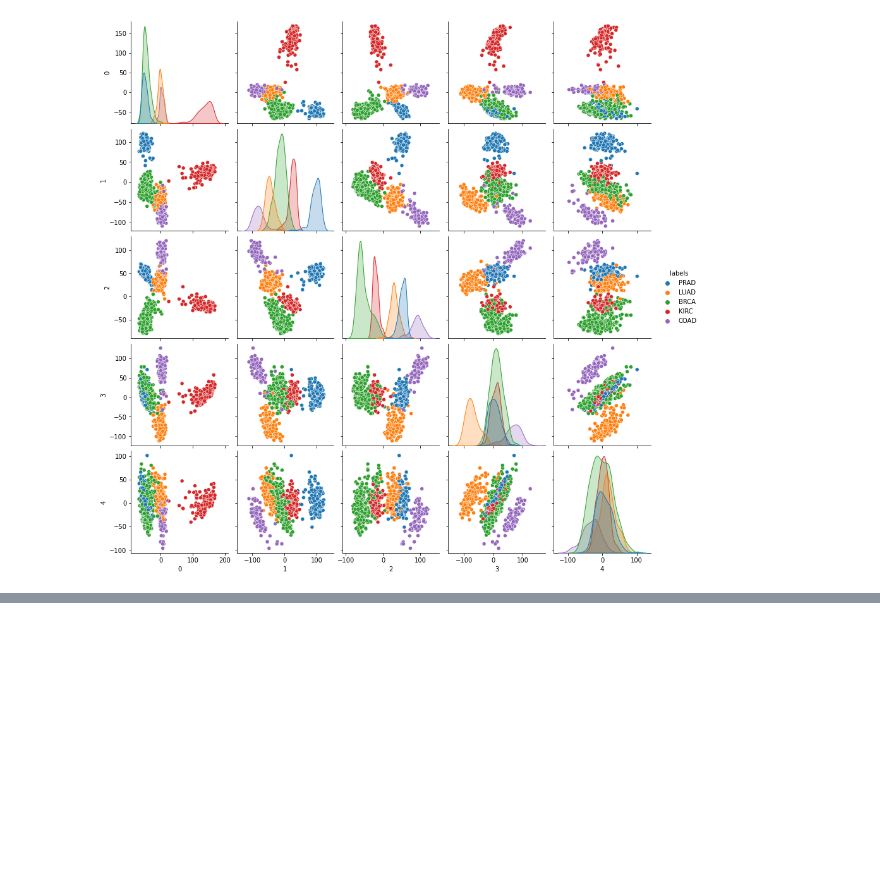
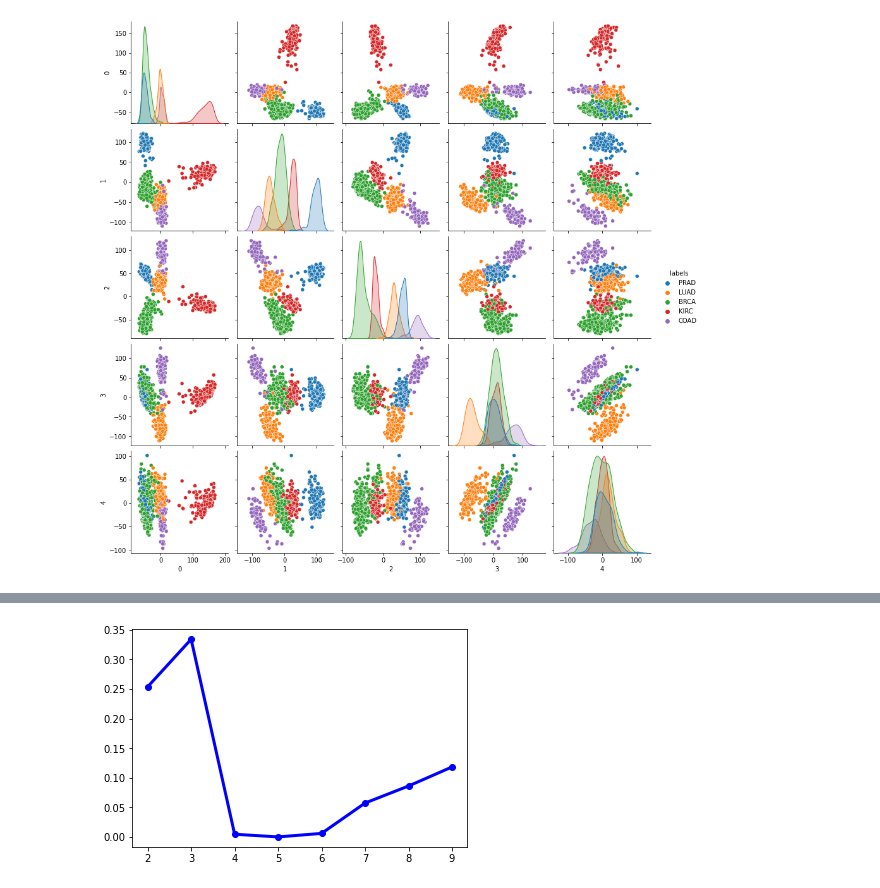
Before and after one commit to antonsandberg/Big-Data, a Jupyter notebook: Project2_Fred_ver2.ipynb, the cells around one changed output, grey strips where cells are left out. Cells and saved outputs as stored; diff of their text form; code cells hidden in the pictures; blank space fills up the shorter version.

```diff
--- a/Project2_Fred_ver2.ipynb
+++ b/Project2_Fred_ver2.ipynb
@@ -305,0 +322,5 @@ plt.tight_layout()
+# %%
+plt.plot(range(2,n_K), PAC, '-o', color='blue', linewidth=3)
+plt.show()
+# %% [output]
+[figure, added]
```
Also changed, not shown: parts of 7 cells of this notebook.
